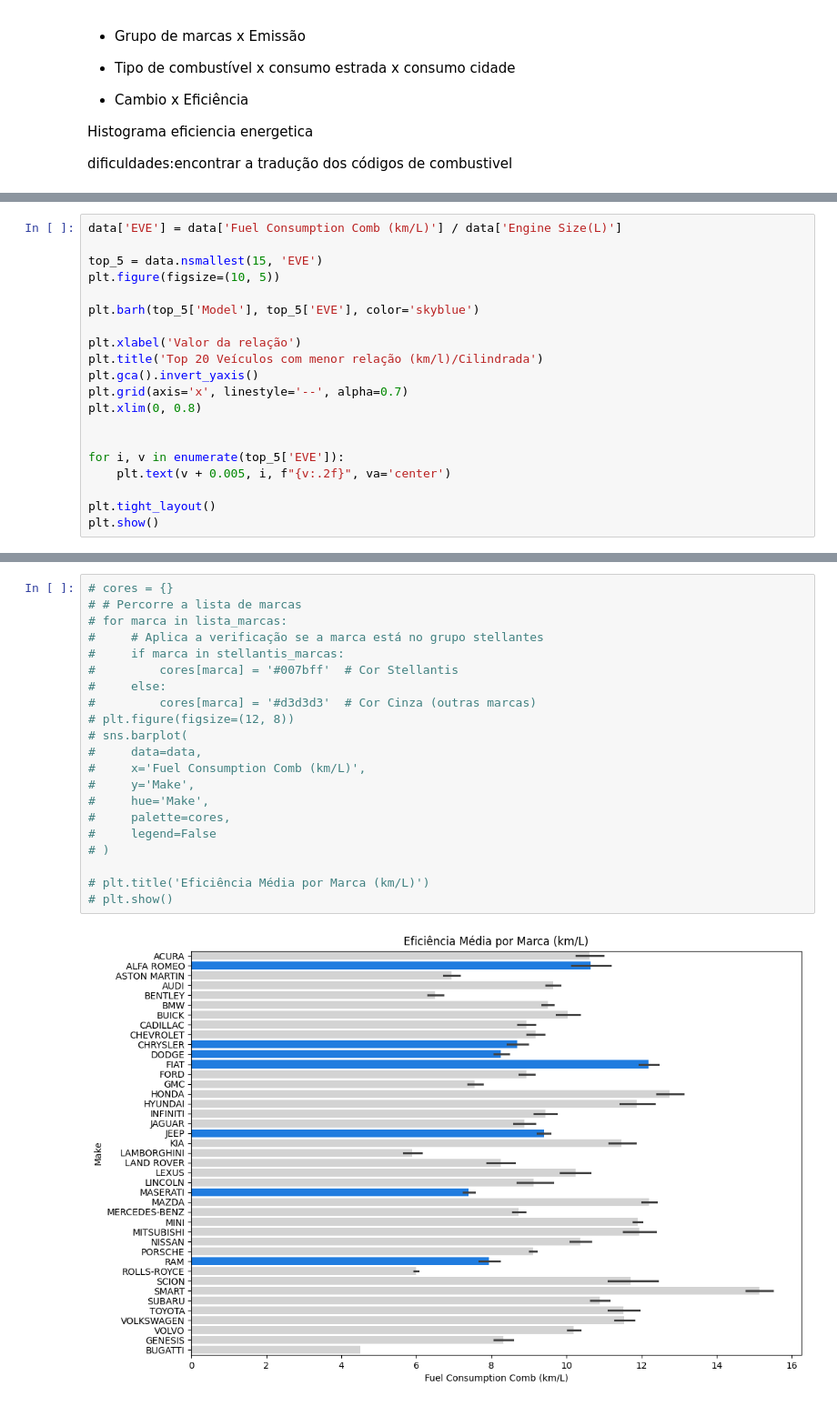
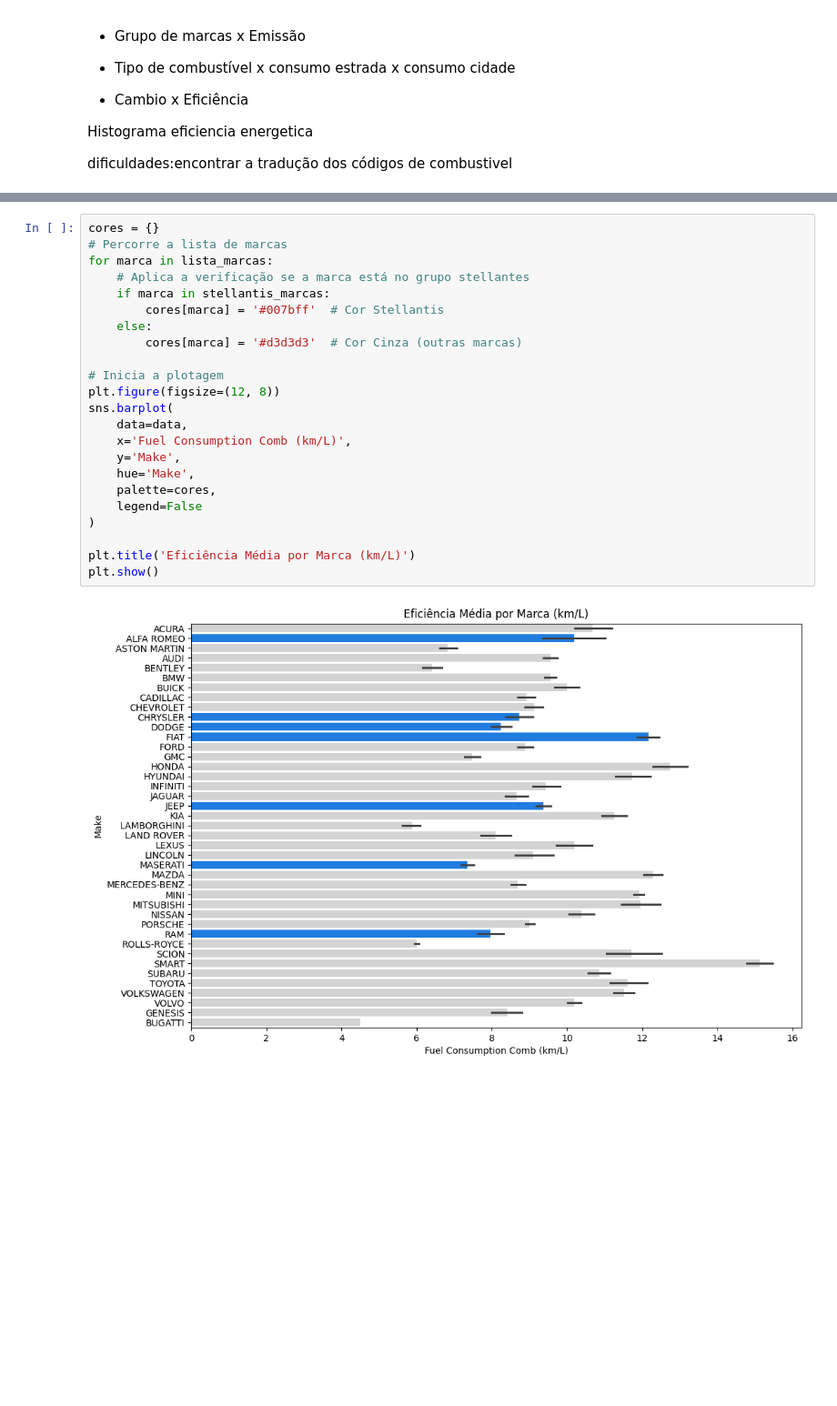
Before and after one commit to vitor-laudares/Trabalho-Final-Py_Stellantis, a Jupyter notebook: trabalho_final_py_stellantis.ipynb, the cells around one changed output, grey strips where cells are left out. Shown at 91% size. Saved outputs shown, nothing was run; the diff lists cells and outputs as text; blank space fills up the shorter version.

Commit message:
20260309 - Ajuste nas visualizações e adição de alguns comentários

```diff
--- a/trabalho_final_py_stellantis.ipynb
+++ b/trabalho_final_py_stellantis.ipynb
@@ -191,20 +181,0 @@ plt.show()
-# %%
-data['EVE'] = data['Fuel Consumption Comb (km/L)'] / data['Engine Size(L)']
-
-top_5 = data.nsmallest(15, 'EVE')
-plt.figure(figsize=(10, 5))
-
-plt.barh(top_5['Model'], top_5['EVE'], color='skyblue')
-
-plt.xlabel('Valor da relação')
-plt.title('Top 20 Veículos com menor relação (km/l)/Cilindrada')
-plt.gca().invert_yaxis()
-plt.grid(axis='x', linestyle='--', alpha=0.7)
-plt.xlim(0, 0.8)
-
-
-for i, v in enumerate(top_5['EVE']):
-    plt.text(v + 0.005, i, f"{v:.2f}", va='center')
-
-plt.tight_layout()
-plt.show()
@@ -255,26 +271,28 @@ plt.show()
 # %% [output]
 [figure]
 # %%
-# cores = {}
-# # Percorre a lista de marcas
-# for marca in lista_marcas:
-#     # Aplica a verificação se a marca está no grupo stellantes
-#     if marca in stellantis_marcas:
-#         cores[marca] = '#007bff'  # Cor Stellantis
-#     else:
-#         cores[marca] = '#d3d3d3'  # Cor Cinza (outras marcas)
-# plt.figure(figsize=(12, 8))
-# sns.barplot(
-#     data=data,
-#     x='Fuel Consumption Comb (km/L)',
-#     y='Make',
-#     hue='Make',
-#     palette=cores,
-#     legend=False
-# )
+cores = {}
+# Percorre a lista de marcas
+for marca in lista_marcas:
+    # Aplica a verificação se a marca está no grupo stellantes
+    if marca in stellantis_marcas:
+        cores[marca] = '#007bff'  # Cor Stellantis
+    else:
+        cores[marca] = '#d3d3d3'  # Cor Cinza (outras marcas)
 
-# plt.title('Eficiência Média por Marca (km/L)')
-# plt.show()
+# Inicia a plotagem
+plt.figure(figsize=(12, 8))
+sns.barplot(
+    data=data,
+    x='Fuel Consumption Comb (km/L)',
+    y='Make',
+    hue='Make',
+    palette=cores,
+    legend=False
+)
+
+plt.title('Eficiência Média por Marca (km/L)')
+plt.show()
 # %% [output]
-[figure, old version]
+[figure, new version]
 # %%
```
Also changed, not shown: parts of 9 cells of this notebook.
